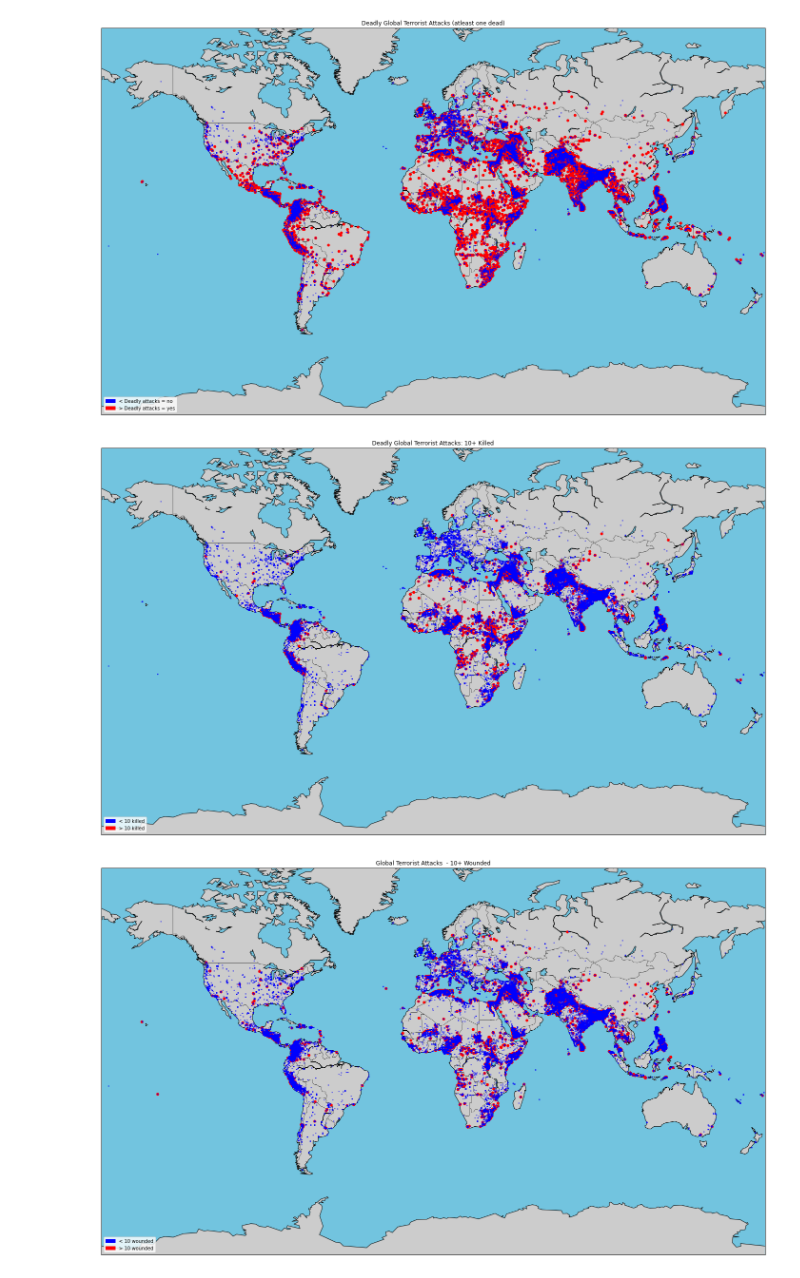
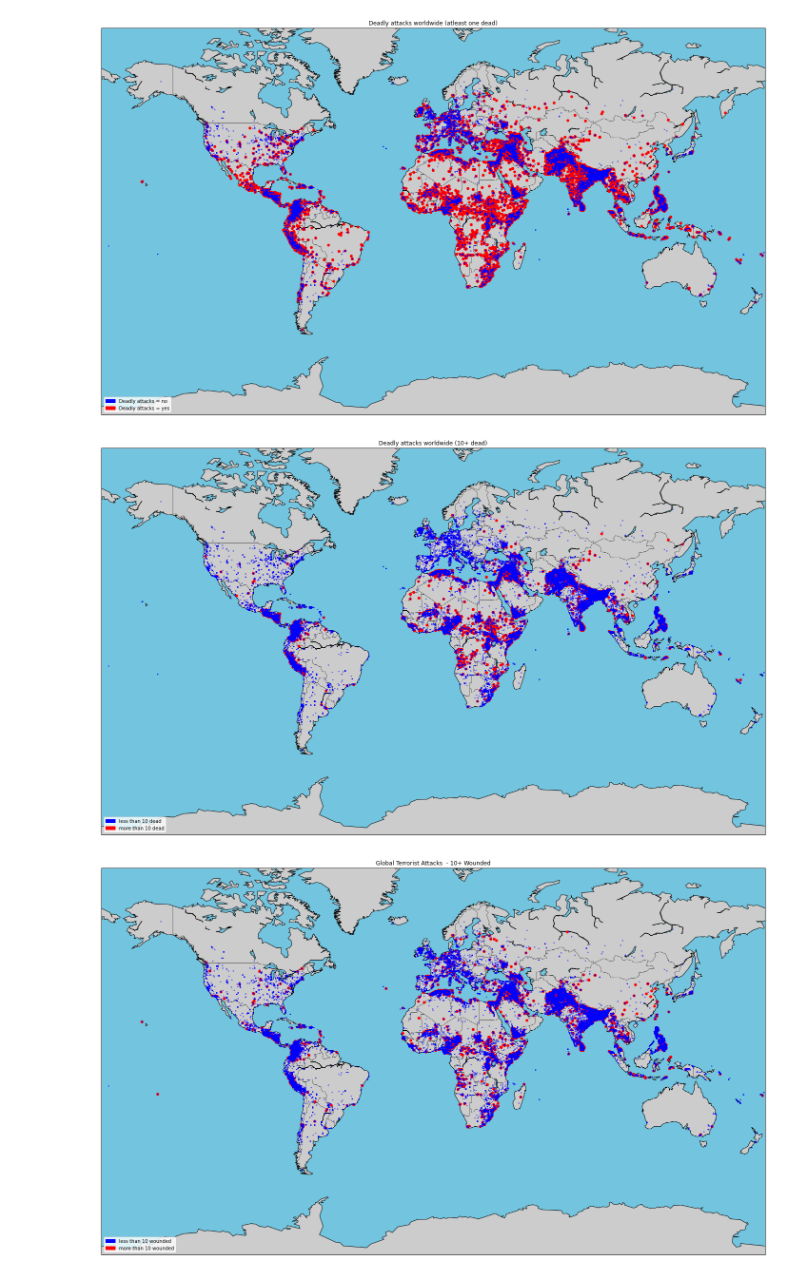
Before and after one commit to LukynZa/Global_Terrorism_1970-2017, a Jupyter notebook: Global_terrorism_pracovni_projekt.ipynb, the cells around one changed output. Saved outputs shown, nothing was run; the diff lists cells and outputs as text; code cells hidden in the pictures.

```diff
--- a/Global_terrorism_pracovni_projekt.ipynb
+++ b/Global_terrorism_pracovni_projekt.ipynb
@@ -530,26 +524,26 @@ plt.show()
 # %%
 #todo> dodělat popisy, upravit threshold - zabití
 m3 = Basemap(projection='mill',llcrnrlat=-80,urcrnrlat=80, llcrnrlon=-180,urcrnrlon=180,lat_ts=20,resolution='c',lat_0=True,lat_1=True)
 lat_100=list(df[df['kills']>=10].latitude)
 long_100=list(df[df['kills']>=10].longitude)
 x_100,y_100=m3(long_100,lat_100)
 m3.plot(x_100, y_100,'go',markersize=5,color = 'r')
 lat_=list(df[df['kills']<10].latitude)
 long_=list(df[df['kills']<10].longitude)
 x_,y_=m3(long_,lat_)
 m3.plot(x_, y_,'go',markersize=2,color = 'b',alpha=0.4)
 m3.drawcoastlines()
 m3.drawcountries()
 m3.fillcontinents(lake_color='#72c4df')
 m3.drawmapboundary(fill_color='#72c4df')
 fig=plt.gcf()
 fig.set_size_inches(25,20)
-plt.title('Deadly Global Terrorist Attacks: 10+ Killed')
-plt.legend(loc='lower left',handles=[mpatches.Patch(color='b', label = '< 10 killed'),
-                    mpatches.Patch(color='red',label='> 10 killed')])
+plt.title('Deadly attacks worldwide (10+ dead)')
+plt.legend(loc='lower left',handles=[mpatches.Patch(color='b', label = 'less than 10 dead'),
+                    mpatches.Patch(color='red',label='more than 10 dead')])
 plt.show()
 # %% [output]
-[figure, old version]
+[figure, new version]
 # %%
 #todo> dodělat popisy, upravit threshold - zranění
 m3 = Basemap(projection='mill',llcrnrlat=-80,urcrnrlat=80, llcrnrlon=-180,urcrnrlon=180,lat_ts=20,resolution='c',lat_0=True,lat_1=True)
```
Also changed, not shown: parts of 14 cells of this notebook.
